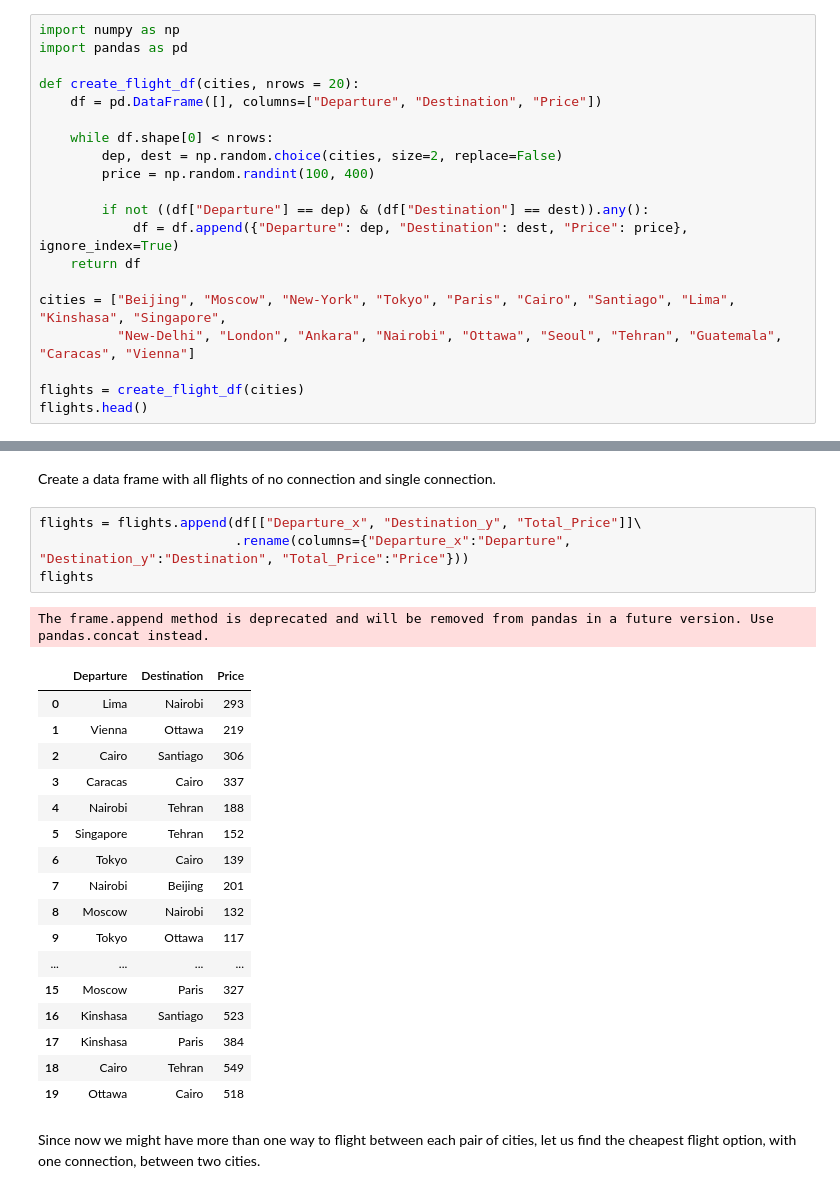
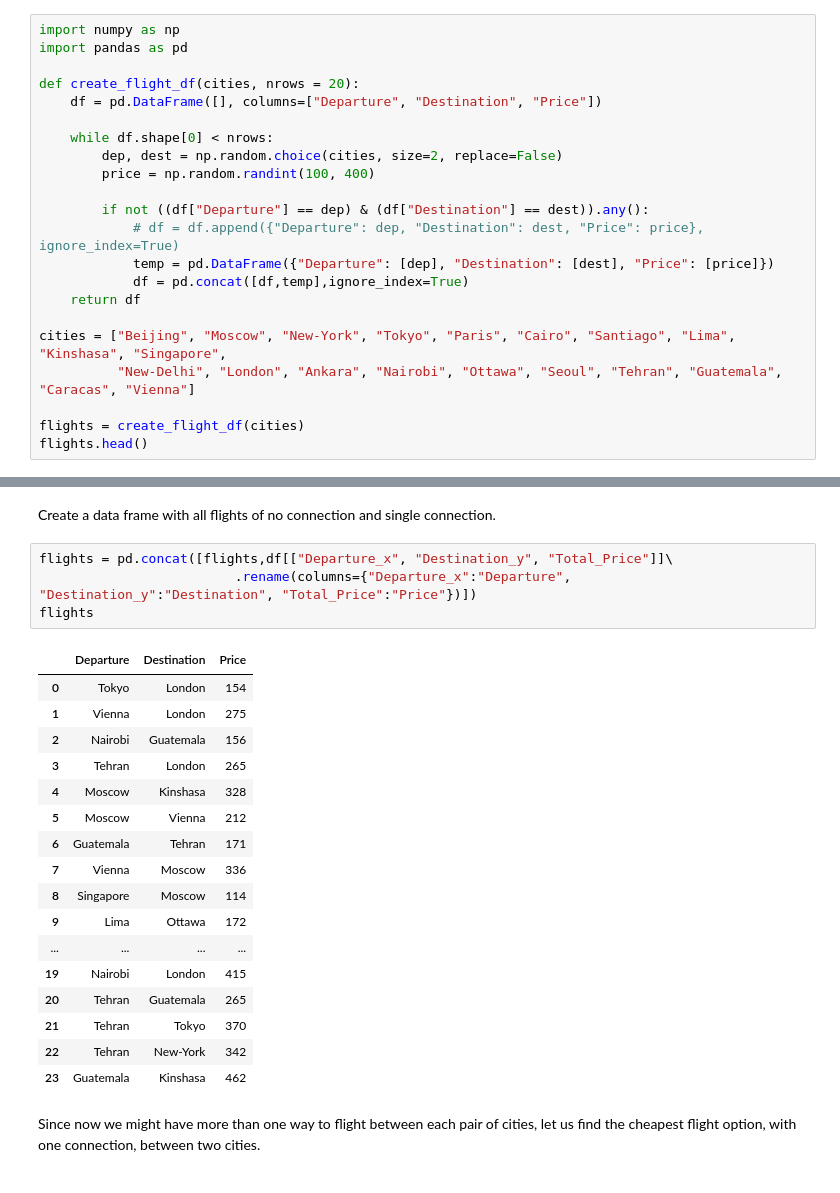
Before and after one commit to Dan8Oren/IML.HUJI, a Jupyter notebook: lab/Lab 00 - A - Data Analysis In Python - First Steps.ipynb, the cells around one changed output, grey strips where cells are left out. Drawn from its saved outputs; the diff is of its cells as text.

```diff
--- a/lab/Lab 00 - A - Data Analysis In Python - First Steps.ipynb
+++ b/lab/Lab 00 - A - Data Analysis In Python - First Steps.ipynb
@@ -889,7 +902,9 @@ def create_flight_df(cities, nrows = 20):
         price = np.random.randint(100, 400)
 
         if not ((df["Departure"] == dep) & (df["Destination"] == dest)).any():
-            df = df.append({"Departure": dep, "Destination": dest, "Price": price}, ignore_index=True)
+            # df = df.append({"Departure": dep, "Destination": dest, "Price": price}, ignore_index=True)
+            temp = pd.DataFrame({"Departure": [dep], "Destination": [dest], "Price": [price]})
+            df = pd.concat([df,temp],ignore_index=True)
     return df
 
 cities = ["Beijing", "Moscow", "New-York", "Tokyo", "Paris", "Cairo", "Santiago", "Lima", "Kinshasa", "Singapore",
@@ -939,28 +937,27 @@ df.head()
 # %% [markdown]
 Create a data frame with all flights of no connection and single connection.
 # %%
-flights = flights.append(df[["Departure_x", "Destination_y", "Total_Price"]]\
-                         .rename(columns={"Departure_x":"Departure", "Destination_y":"Destination", "Total_Price":"Price"}))
+flights = pd.concat([flights,df[["Departure_x", "Destination_y", "Total_Price"]]\
+                         .rename(columns={"Departure_x":"Departure", "Destination_y":"Destination", "Total_Price":"Price"})])
 flights
 # %% [output]
-The frame.append method is deprecated and will be removed from pandas in a future version. Use pandas.concat instead.
 |  | Departure | Destination | Price |
-| 0 | Lima | Nairobi | 293 |
-| 1 | Vienna | Ottawa | 219 |
-| 2 | Cairo | Santiago | 306 |
-| 3 | Caracas | Cairo | 337 |
-| 4 | Nairobi | Tehran | 188 |
-| 5 | Singapore | Tehran | 152 |
-| 6 | Tokyo | Cairo | 139 |
-| 7 | Nairobi | Beijing | 201 |
-| 8 | Moscow | Nairobi | 132 |
-| 9 | Tokyo | Ottawa | 117 |
+| 0 | Tokyo | London | 154 |
+| 1 | Vienna | London | 275 |
+| 2 | Nairobi | Guatemala | 156 |
+| 3 | Tehran | London | 265 |
+| 4 | Moscow | Kinshasa | 328 |
+| 5 | Moscow | Vienna | 212 |
+| 6 | Guatemala | Tehran | 171 |
+| 7 | Vienna | Moscow | 336 |
+| 8 | Singapore | Moscow | 114 |
+| 9 | Lima | Ottawa | 172 |
 | ... | ... | ... | ... |
-| 15 | Moscow | Paris | 327 |
-| 16 | Kinshasa | Santiago | 523 |
-| 17 | Kinshasa | Paris | 384 |
-| 18 | Cairo | Tehran | 549 |
-| 19 | Ottawa | Cairo | 518 |
+| 19 | Nairobi | London | 415 |
+| 20 | Tehran | Guatemala | 265 |
+| 21 | Tehran | Tokyo | 370 |
+| 22 | Tehran | New-York | 342 |
+| 23 | Guatemala | Kinshasa | 462 |
 # %% [markdown]
 Since now we might have more than one way to flight between each pair of cities, let us find the cheapest flight option, with one connection, between two cities.
 # %%
```
Also changed, not shown: parts of 16 cells of this notebook, 5 other files.
